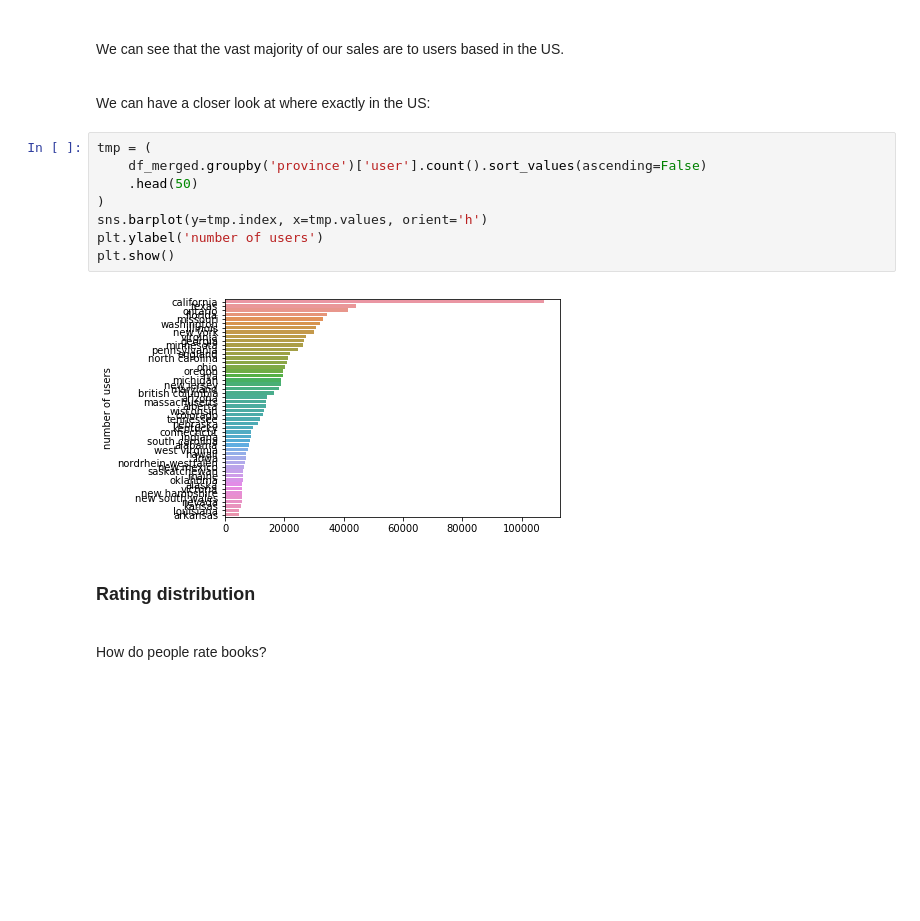
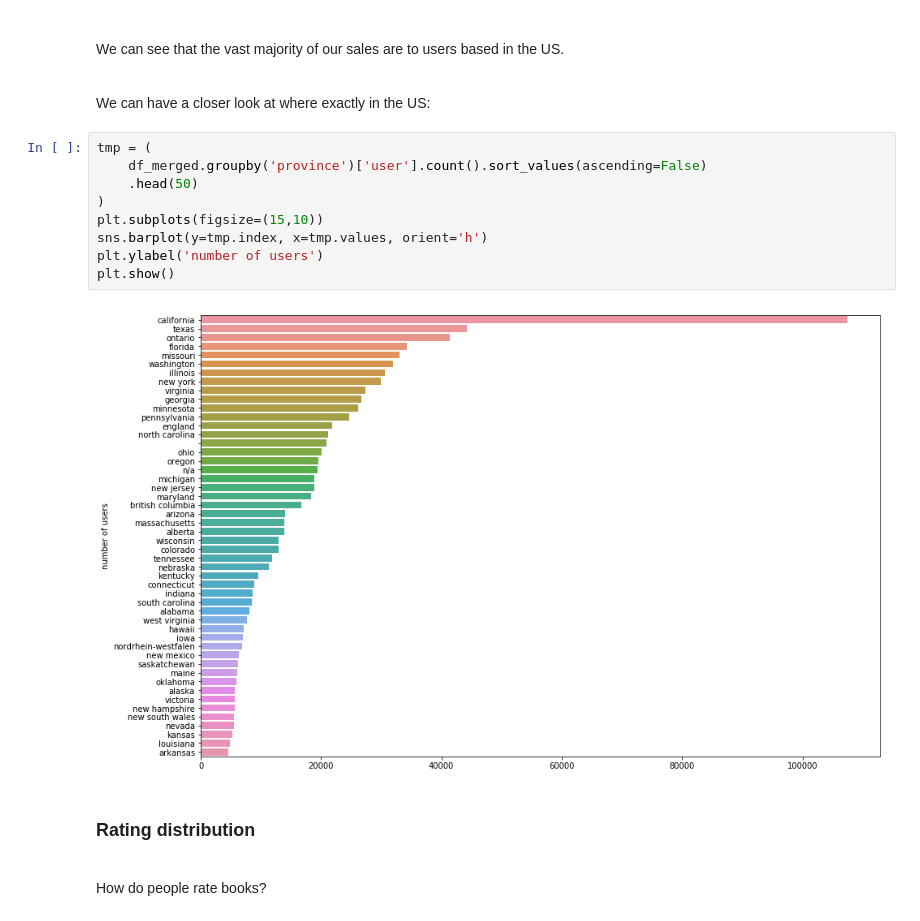
Before and after one commit to ohjho/recommendation_system, a Jupyter notebook: EDA_presentation.ipynb, the cells around one changed output. Drawn from its saved outputs; the diff is of its cells as text; blank space fills up the shorter version.

```diff
--- a/EDA_presentation.ipynb
+++ b/EDA_presentation.ipynb
@@ -542,13 +585,14 @@ We can have a closer look at where exactly in the US:
 # %%
 tmp = (
     df_merged.groupby('province')['user'].count().sort_values(ascending=False)
     .head(50)
 )
+plt.subplots(figsize=(15,10))
 sns.barplot(y=tmp.index, x=tmp.values, orient='h')
 plt.ylabel('number of users')
 plt.show()
 # %% [output]
-[figure, old version]
+[figure, new version]
 # %% [markdown]
 ### Rating distribution <a class='anchor' id='section_4c'>
 
```
Also changed, not shown: parts of 54 cells of this notebook.
